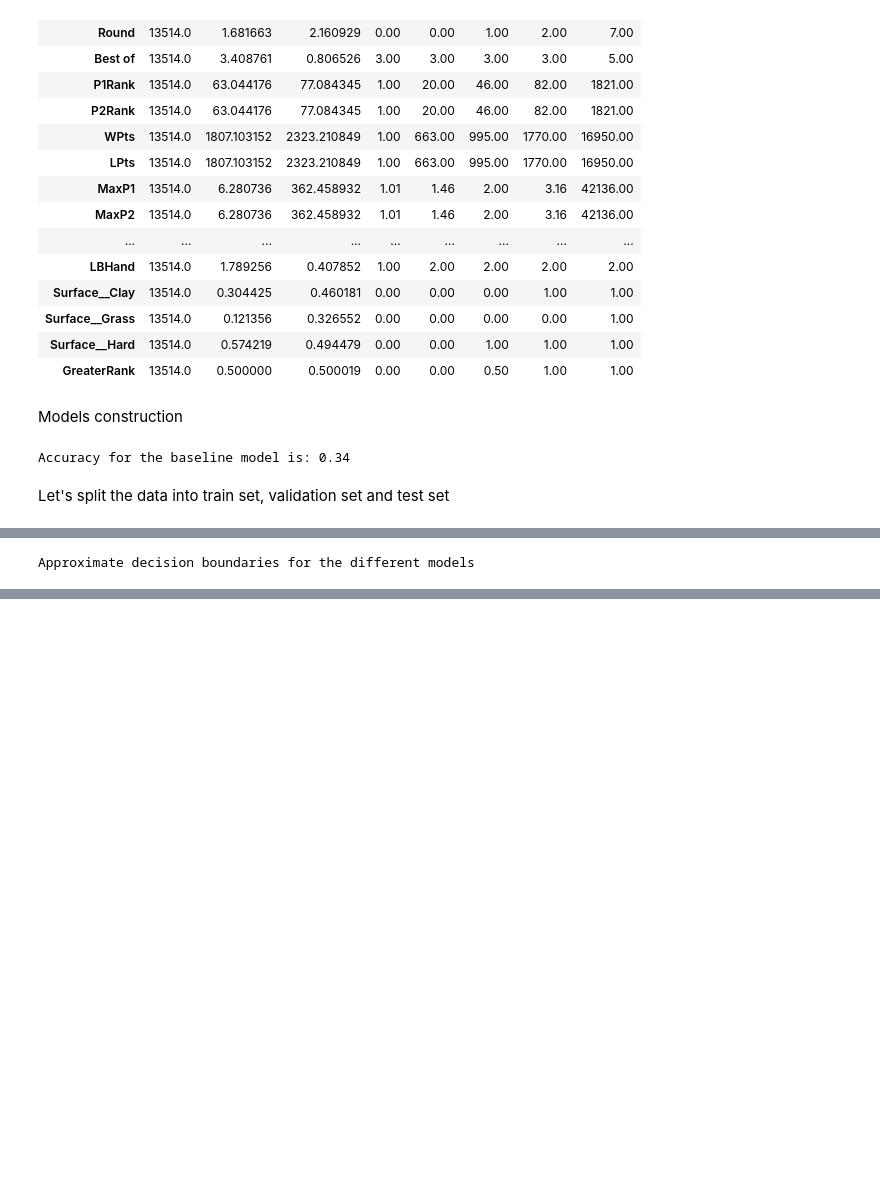
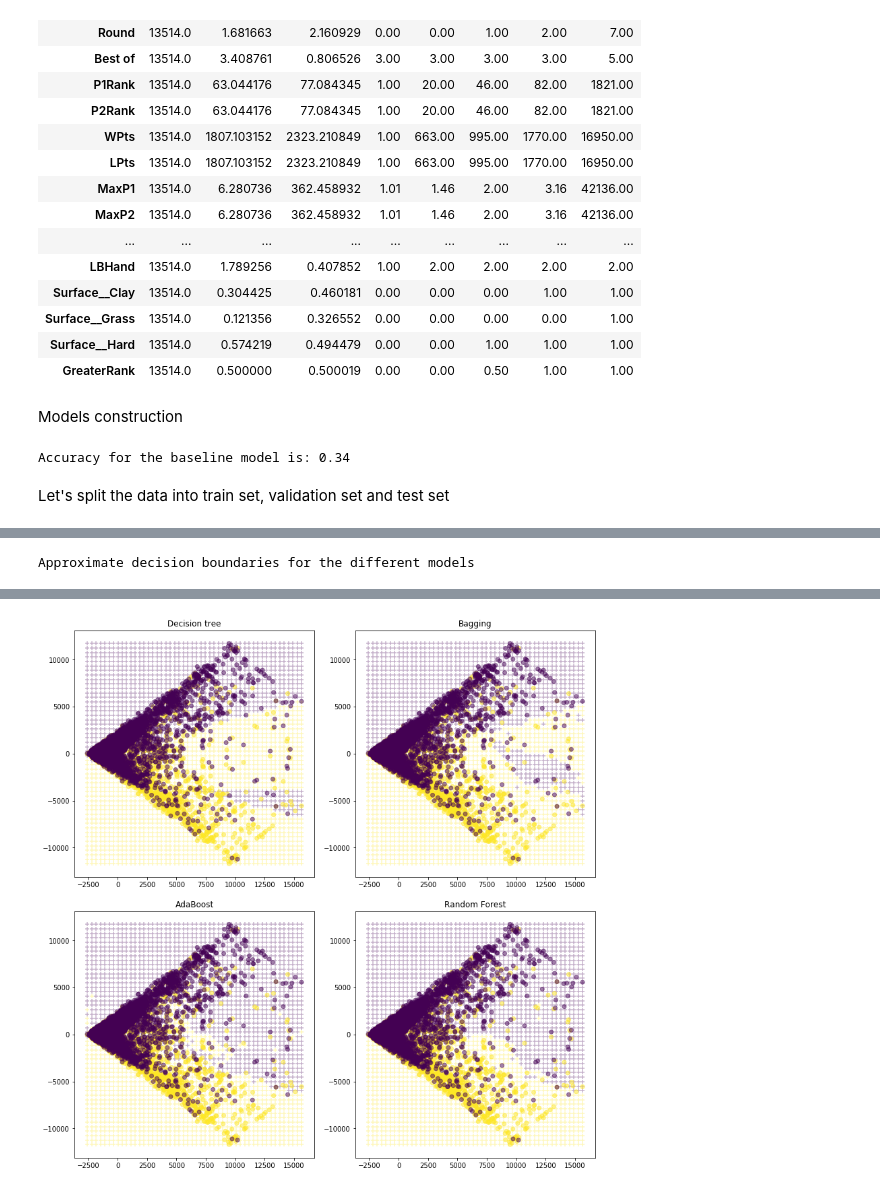
Before and after one commit to diegochine/ao2020-winner-predictor, a Jupyter notebook: Models comparison.ipynb, the cells around one changed output, grey strips where cells are left out. Drawn from its saved outputs; the diff is of its cells as text; code cells hidden in the pictures; blank space fills up the shorter version.

Commit message:
graphs on bagging and random forest

```diff
--- a/Models comparison.ipynb
+++ b/Models comparison.ipynb
@@ -450,7 +477,8 @@ def build_adaboost(X_train, Y_train, X_valid, Y_valid, draw_graphs=True):
 def build_random_forest(X_train, Y_train, X_valid, Y_valid, draw_graphs=True):
     from sklearn.ensemble import RandomForestClassifier
     scores = {}
-    for n_est in range(50, 501, 50):
+    n_estimators = list(range(50, 501, 50))
+    for n_est in n_estimators:
         for criterion in ('gini', 'entropy'):
             for bootstrap in (True, False):
                 for n_features in (None, 'sqrt', 'log2'):
@@ -460,8 +488,8 @@ def build_random_forest(X_train, Y_train, X_valid, Y_valid, draw_graphs=True):
                                                 max_features=n_features,
                                                 n_jobs=-1)
                     rf.fit(X_train, Y_train)
-                    train_acc = round(accuracy_score(y_true=Y_train, y_pred=dt.predict(X_train)), 3)
-                    valid_acc = round(accuracy_score(y_true=Y_valid, y_pred=dt.predict(X_valid)), 3)
+                    train_acc = round(accuracy_score(y_true=Y_train, y_pred=rf.predict(X_train)), 3)
+                    valid_acc = round(accuracy_score(y_true=Y_valid, y_pred=rf.predict(X_valid)), 3)
                     scores[(n_est, criterion, bootstrap, n_features)] = (valid_acc, train_acc)
 
     best_acc = max(scores.values())
@@ -472,11 +500,28 @@ def build_random_forest(X_train, Y_train, X_valid, Y_valid, draw_graphs=True):
     print('Criterion:', criterion)
     print('Bootstrap:', bootstrap)
     print('Features criterion (None means all features):', n_features)
+
     rf = RandomForestClassifier(n_estimators=n_est,
                                bootstrap=bootstrap,
                                criterion=criterion,
                                n_jobs=-1)
     rf.fit(pd.concat([X_train, X_valid]), np.concatenate([Y_train, Y_valid]))
+
+    if draw_graphs:
+        fig, ax = plt.subplots(figsize=(9,9))
+        # plotting acc graph for n_estimators hyperparameter
+        errors = []
+        for tmp_n_est in n_estimators:
+            valid_acc, train_acc = scores[(tmp_n_est, criterion, bootstrap, n_features)]
+            errors += [ [tmp_n_est, valid_acc, train_acc] ]
+        errors = np.array(errors)
+        ax.plot(errors[:,0], errors[:,1], "x:", label="Validation")
+        ax.plot(errors[:,0], errors[:,2], "o-", label="Train")
+        ax.set_ylabel("Accuracy")
+        ax.set_xlabel("Number of estimators")
+        ax.grid()
+        ax.legend()
+
     return rf, best_params
 # %% [markdown]
 Let's split the data into train set, validation set and test set
@@ -514,0 +551,11 @@ Execution took 92.81 min
+# %%
+#boosted_dt, boosted_params = build_adaboost(X_train, Y_train, X_valid, Y_valid)
+from sklearn.tree import DecisionTreeClassifier
+from sklearn.ensemble import AdaBoostClassifier
+dt = DecisionTreeClassifier(#max_leaf_nodes=leaves,
+                            criterion="gini",
+                            max_depth=9)
+boosted_dt = AdaBoostClassifier(dt,
+                                n_estimators=500,
+                                learning_rate=1.5)
+boosted_dt.fit(pd.concat([X_train, X_valid]), np.concatenate([Y_train, Y_valid]))
@@ -546,7 +610,8 @@ def model_decision_boundary(models, X, y):
     zz = [ [xx,yy] for xx in np.linspace(x_min, x_max, 50)
                    for yy in np.linspace(y_min, y_max, 50) ]
     zz = np.array(zz)
-    fig, ax_lst = plt.subplots(2, 2, figsize=(7,7))
+    fig, ax_lst = plt.subplots(2, 2, figsize=(12, 12))
+    fig.tight_layout(pad=3.0)
 
     for model, ax in zip(models, ax_lst.flatten()):
         algo, model = model
@@ -555,6 +620,6 @@ def model_decision_boundary(models, X, y):
         ax.scatter(X_proj[:,0], X_proj[:,1], c=y, alpha=0.5)
         ax.set_title(algo)
 # %%
-model_decision_boundary(models, X_test, Y_test)
+model_decision_boundary(models, X, Y)
 # %% [output]
 Approximate decision boundaries for the different models
@@ -563,3 +626,4 @@ Approximate decision boundaries for the different models
+[figure, added]
 # %%
 feature_importance_rf(X_train, rf)
 # %% [output]
```
Also changed, not shown: parts of 13 cells of this notebook.
